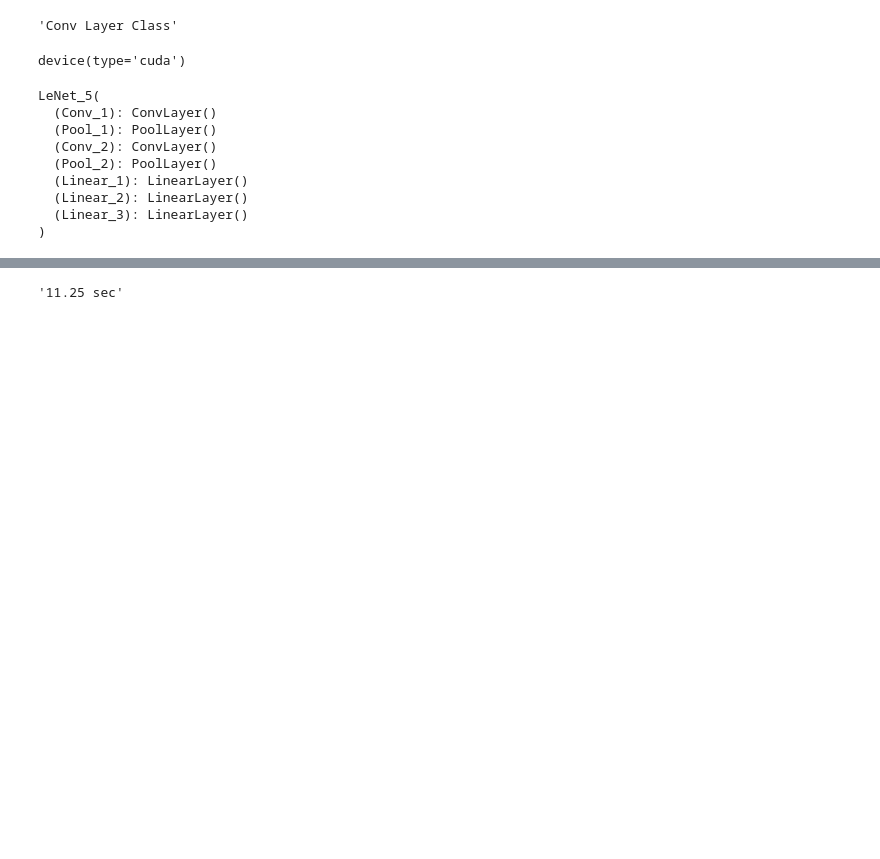
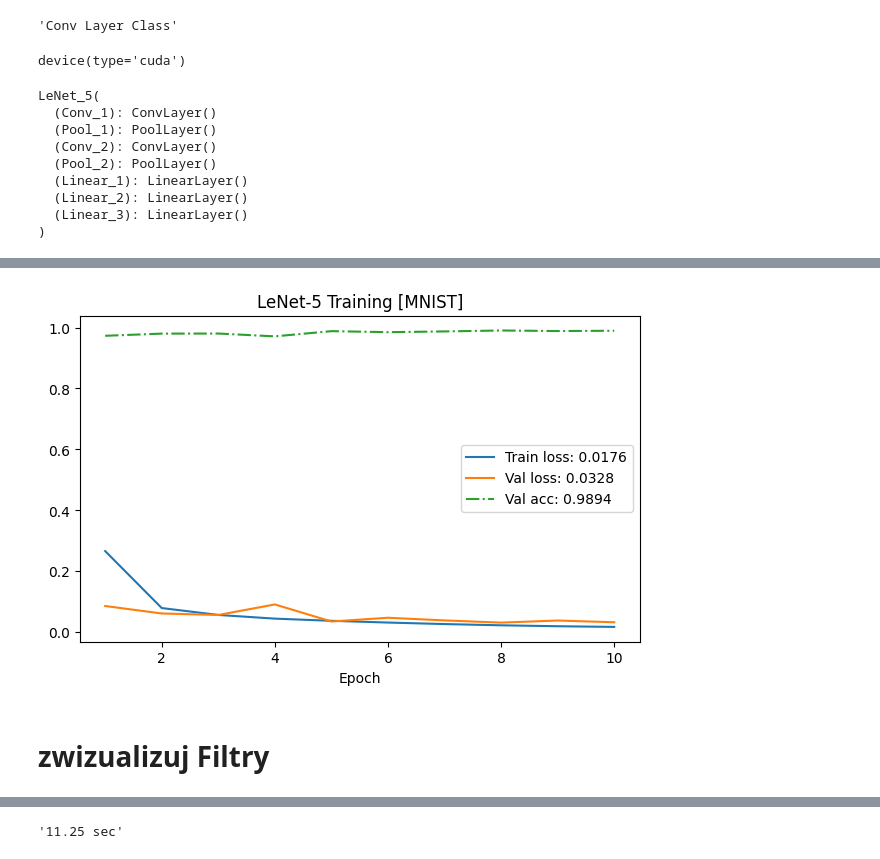
Before and after one commit to M4rselo/lenet5-from-scratch-analysis, a Jupyter notebook: cnn_scratch.ipynb, the cells around one changed output, grey strips where cells are left out. Saved outputs shown, nothing was run; the diff lists cells and outputs as text; code cells hidden in the pictures; blank space fills up the shorter version.

```diff
--- a/cnn_scratch.ipynb
+++ b/cnn_scratch.ipynb
@@ -390,0 +361,2 @@ tensor([[[[ 1.5504, -2.0225, -0.6721,  1.2130, -2.2791],
+# %%
+train_mnist, val_mnist = load_mnist()
@@ -390,0 +367,2 @@ tensor([[[[ 1.5504, -2.0225, -0.6721,  1.2130, -2.2791],
+# %%
+mnist_mean, mnist_std = Stats_PerChannel(train_mnist, get=True)
@@ -390,0 +373,5 @@ tensor([[[[ 1.5504, -2.0225, -0.6721,  1.2130, -2.2791],
+# %%
+train_mnist, val_mnist = load_mnist(transform=transforms.Compose([
+    transforms.Resize((32, 32)),
+    transforms.ToTensor(),
+    transforms.Normalize(mnist_mean, mnist_std)]))
@@ -390,0 +384,3 @@ tensor([[[[ 1.5504, -2.0225, -0.6721,  1.2130, -2.2791],
+# %%
+model_2 = LeNet_5(lr=0.1, device=device, in_channels=1)
+model_2.to(device)
@@ -390,0 +397,8 @@ tensor([[[[ 1.5504, -2.0225, -0.6721,  1.2130, -2.2791],
+# %%
+trainer = Trainer(num_epochs=10, batch_size=128)
+trainer.plotter_init("LeNet-5 Training [MNIST]")
+trainer.fit(model_2, train_mnist, val_mnist)
+# %% [output]
+[figure, added]
+# %% [markdown]
+# zwizualizuj Filtry
```
Also changed, not shown: parts of 27 cells of this notebook.
